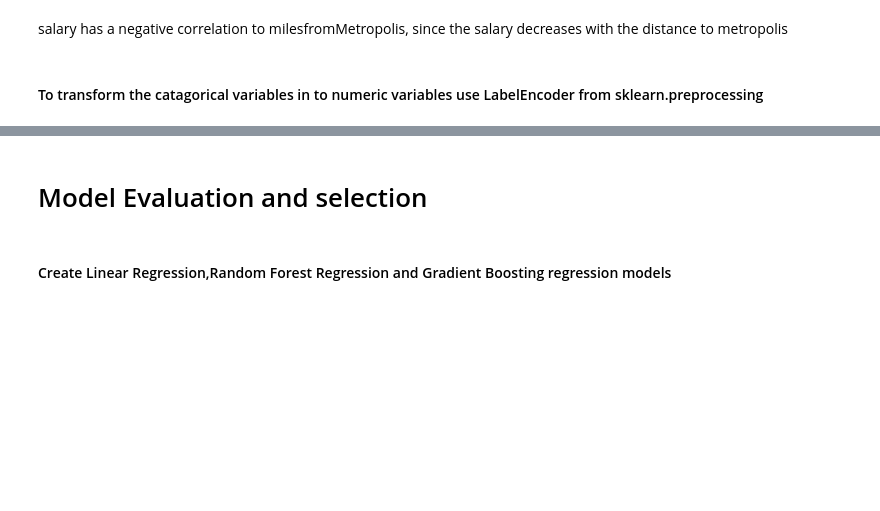
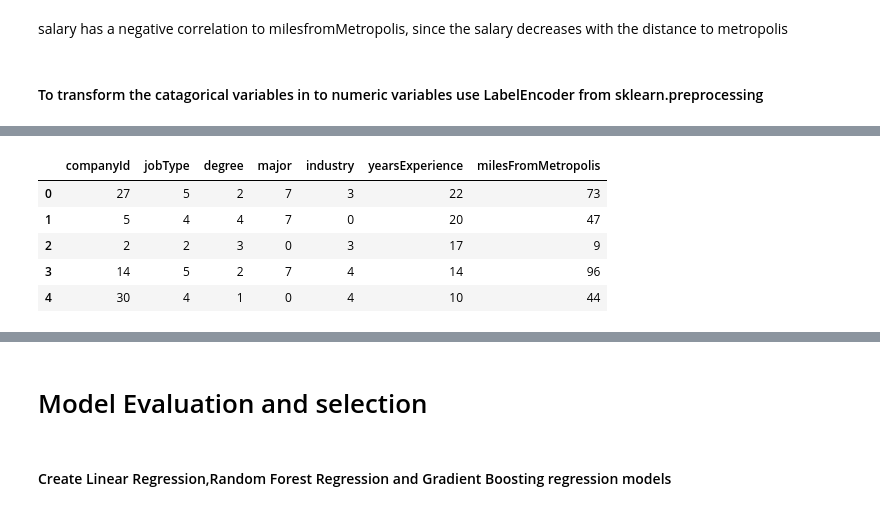
Before and after one commit to deepasyriac/Salary_Prediction_Portfolio_Project, a Jupyter notebook: Salary_Prediction_Portfolio_Project.ipynb, the cells around one changed output, grey strips where cells are left out. Cells and saved outputs as stored; diff of their text form; code cells hidden in the pictures; blank space fills up the shorter version.

```diff
--- a/Salary_Prediction_Portfolio_Project.ipynb
+++ b/Salary_Prediction_Portfolio_Project.ipynb
@@ -400 +413,10 @@ salary has a negative correlation to milesfromMetropolis, since the salary decre
+# %%
+test_feature.head()
+# %% [output]
+|  | companyId | jobType | degree | major | industry | yearsExperience | milesFromMetropolis |
+| 0 | 27 | 5 | 2 | 7 | 3 | 22 | 73 |
+| 1 | 5 | 4 | 4 | 7 | 0 | 20 | 47 |
+| 2 | 2 | 2 | 3 | 0 | 3 | 17 | 9 |
+| 3 | 14 | 5 | 2 | 7 | 4 | 14 | 96 |
+| 4 | 30 | 4 | 1 | 0 | 4 | 10 | 44 |
 # %%
```
Also changed, not shown: parts of 28 cells of this notebook.
